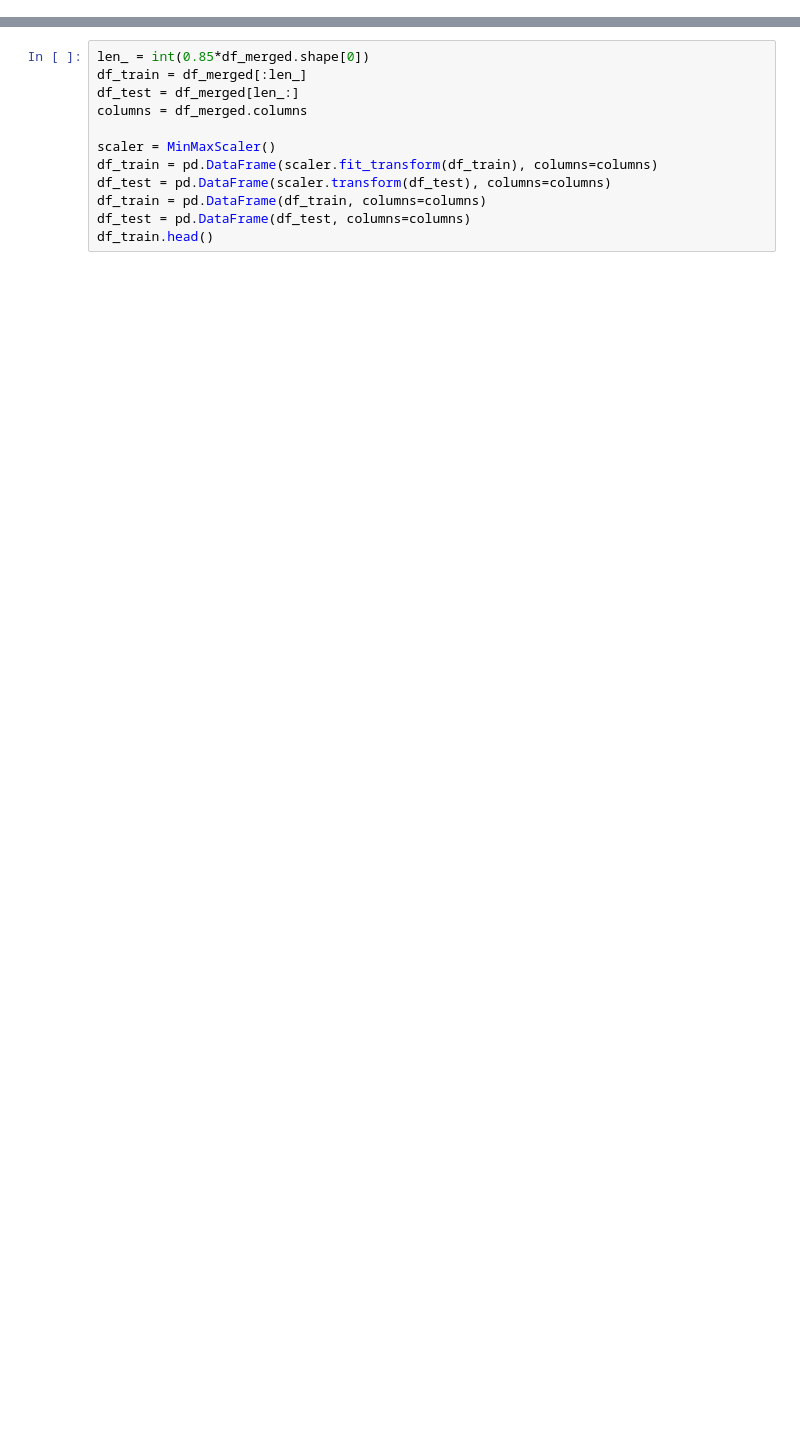
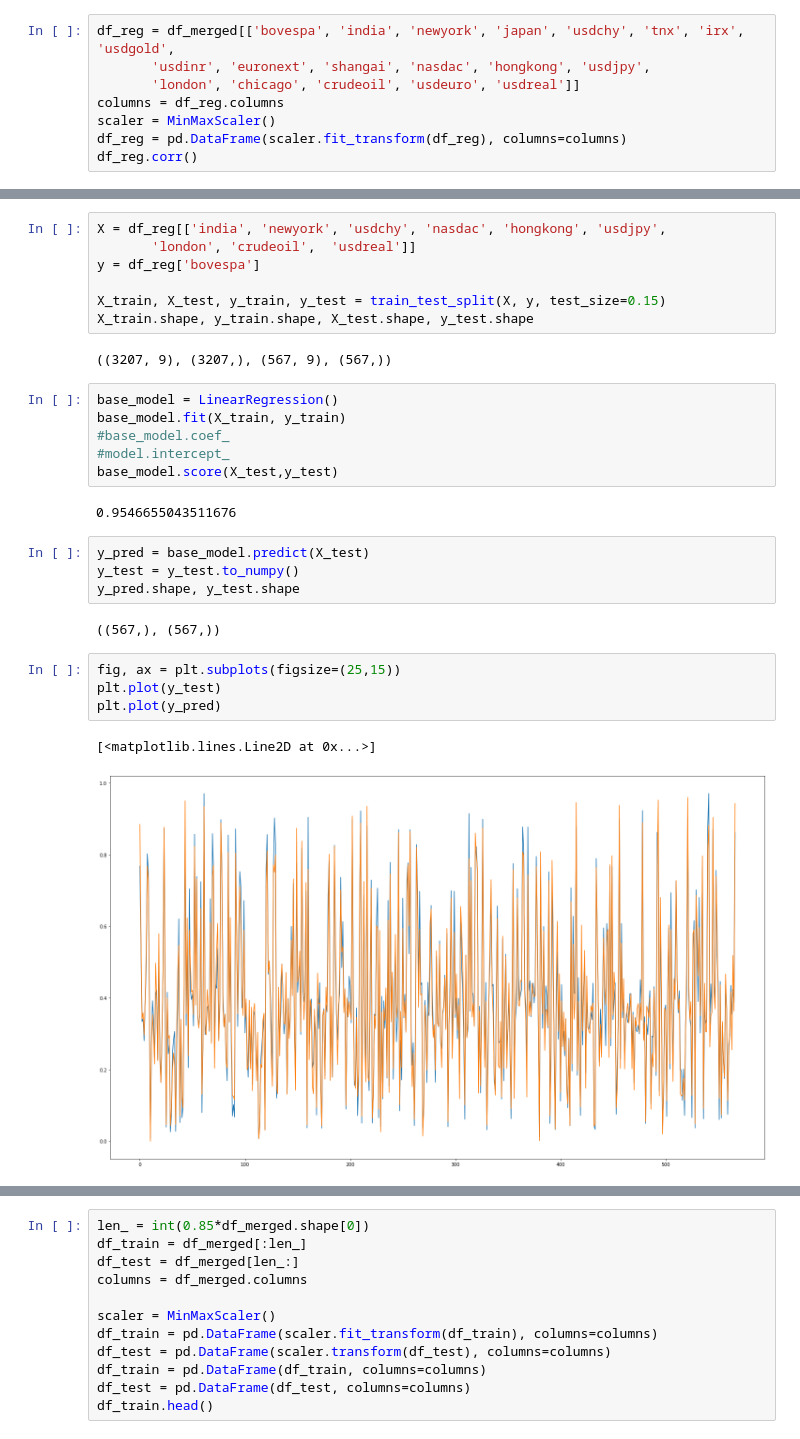
Before and after one commit to bulend-karadag/Recurrent-Neural-Network-Project, a Jupyter notebook: stockMarket.ipynb, the cells around one changed output, grey strips where cells are left out. Cells and saved outputs as stored; diff of their text form; blank space fills up the shorter version.

```diff
--- a/stockMarket.ipynb
+++ b/stockMarket.ipynb
@@ -65,0 +78,8 @@ sns.heatmap(corr,
+# %%
+df_reg = df_merged[['bovespa', 'india', 'newyork', 'japan', 'usdchy', 'tnx', 'irx', 'usdgold',
+       'usdinr', 'euronext', 'shangai', 'nasdac', 'hongkong', 'usdjpy',
+       'london', 'chicago', 'crudeoil', 'usdeuro', 'usdreal']]
+columns = df_reg.columns
+scaler = MinMaxScaler()
+df_reg = pd.DataFrame(scaler.fit_transform(df_reg), columns=columns)
+df_reg.corr()
@@ -65,0 +104,30 @@ sns.heatmap(corr,
+# %%
+X = df_reg[['india', 'newyork', 'usdchy', 'nasdac', 'hongkong', 'usdjpy',
+       'london', 'crudeoil',  'usdreal']]
+y = df_reg['bovespa']
+
+X_train, X_test, y_train, y_test = train_test_split(X, y, test_size=0.15)
+X_train.shape, y_train.shape, X_test.shape, y_test.shape
+# %% [output]
+((3207, 9), (3207,), (567, 9), (567,))
+# %%
+base_model = LinearRegression()
+base_model.fit(X_train, y_train)
+#base_model.coef_
+#model.intercept_
+base_model.score(X_test,y_test)
+# %% [output]
+0.9546655043511676
+# %%
+y_pred = base_model.predict(X_test)
+y_test = y_test.to_numpy()
+y_pred.shape, y_test.shape
+# %% [output]
+((567,), (567,))
+# %%
+fig, ax = plt.subplots(figsize=(25,15))
+plt.plot(y_test)
+plt.plot(y_pred)
+# %% [output]
+[<matplotlib.lines.Line2D at 0x...>]
+[figure, added]
```
Also changed, not shown: parts of 23 cells of this notebook, 1 other file.
